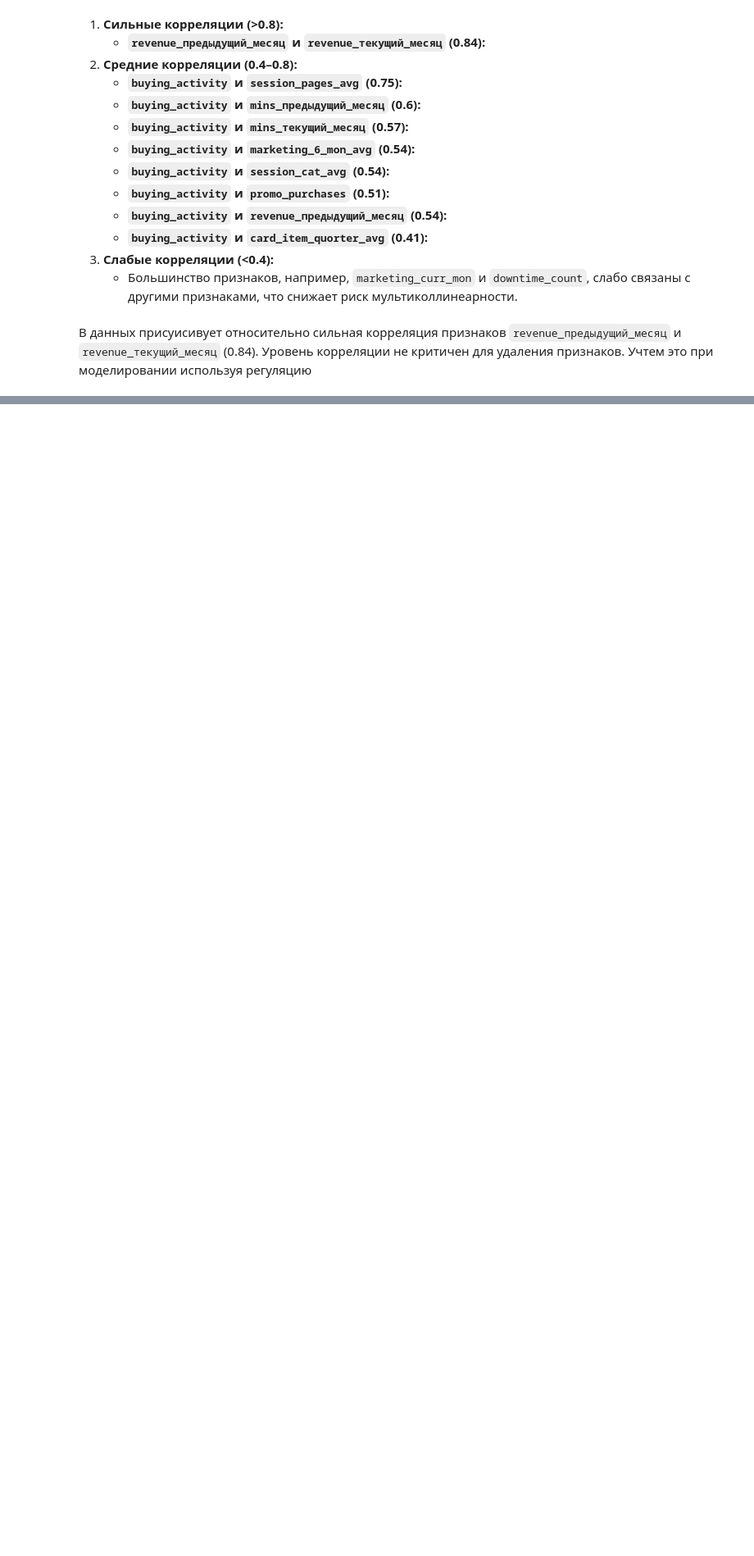
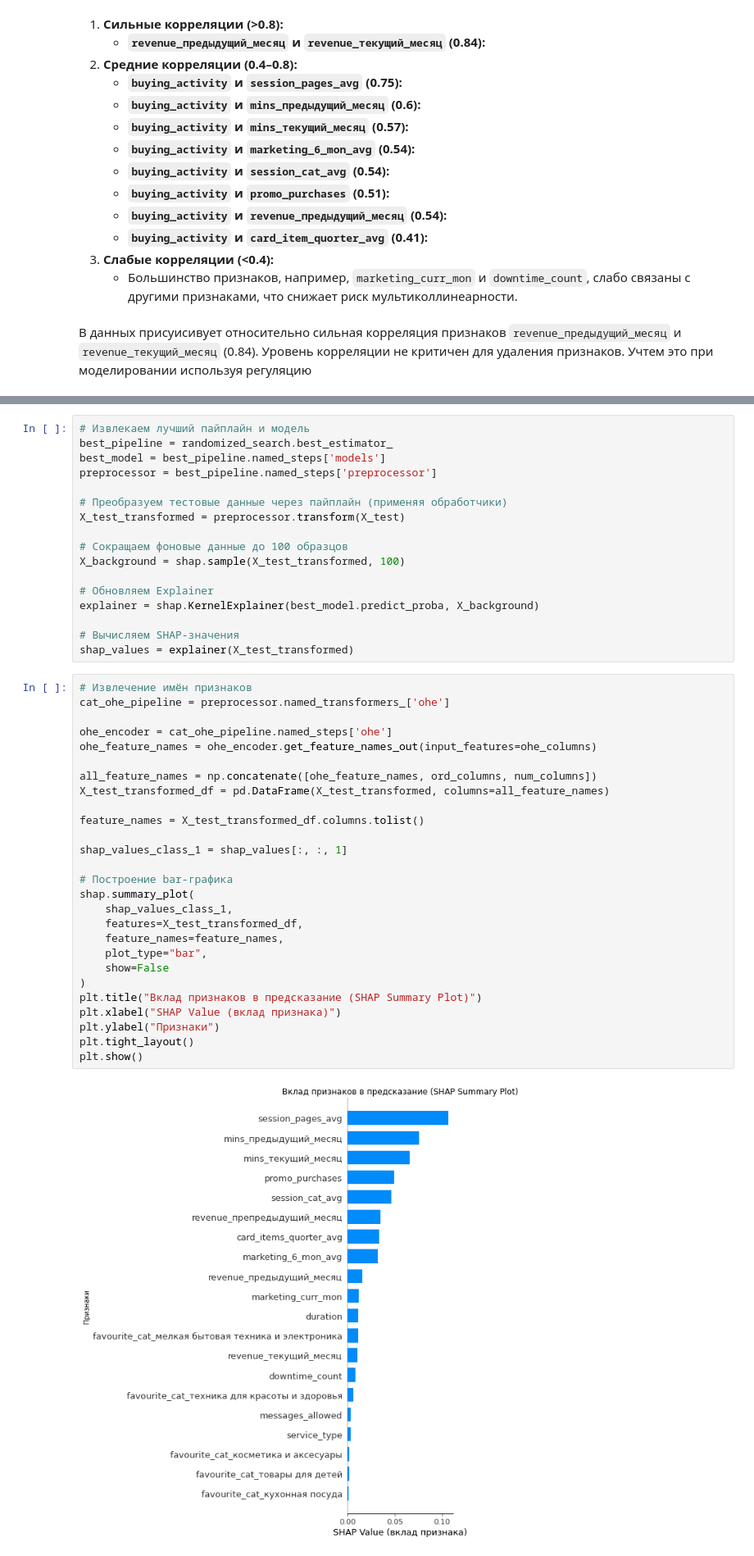
Before and after one commit to arina-fedorova/DataAnalysis, a Jupyter notebook: RU/Анализ поведения покупателей и разработка стратегии повышения активности клиентов/Activity_improvement_strategy.ipynb, the cells around one changed output, grey strips where cells are left out. Shown at 82% size. Cells and saved outputs as stored; diff of their text form; blank space fills up the shorter version.

Commit message:
Modeling and feature analysis

```diff
--- a/RU/Анализ поведения покупателей и разработка стратегии повышения активности клиентов/Activity_improvement_strategy.ipynb
+++ b/RU/Анализ поведения покупателей и разработка стратегии повышения активности клиентов/Activity_improvement_strategy.ipynb
@@ -1134,0 +1342,46 @@ plt.show()
+# %%
+# Извлекаем лучший пайплайн и модель
+best_pipeline = randomized_search.best_estimator_
+best_model = best_pipeline.named_steps['models']
+preprocessor = best_pipeline.named_steps['preprocessor']
+
+# Преобразуем тестовые данные через пайплайн (применяя обработчики)
+X_test_transformed = preprocessor.transform(X_test)
+
+# Сокращаем фоновые данные до 100 образцов
+X_background = shap.sample(X_test_transformed, 100)
+
+# Обновляем Explainer
+explainer = shap.KernelExplainer(best_model.predict_proba, X_background)
+
+# Вычисляем SHAP-значения
+shap_values = explainer(X_test_transformed)
+# %%
+# Извлечение имён признаков
+cat_ohe_pipeline = preprocessor.named_transformers_['ohe']
+
+ohe_encoder = cat_ohe_pipeline.named_steps['ohe']
+ohe_feature_names = ohe_encoder.get_feature_names_out(input_features=ohe_columns)
+
+all_feature_names = np.concatenate([ohe_feature_names, ord_columns, num_columns])
+X_test_transformed_df = pd.DataFrame(X_test_transformed, columns=all_feature_names)
+
+feature_names = X_test_transformed_df.columns.tolist()
+
+shap_values_class_1 = shap_values[:, :, 1]
+
+# Построение bar-графика
+shap.summary_plot(
+    shap_values_class_1,
+    features=X_test_transformed_df,
+    feature_names=feature_names,
+    plot_type="bar",
+    show=False
+)
+plt.title("Вклад признаков в предсказание (SHAP Summary Plot)")
+plt.xlabel("SHAP Value (вклад признака)")
+plt.ylabel("Признаки")
+plt.tight_layout()
+plt.show()
+# %% [output]
+[figure, added]
```
Also changed, not shown: parts of 28 cells of this notebook.
